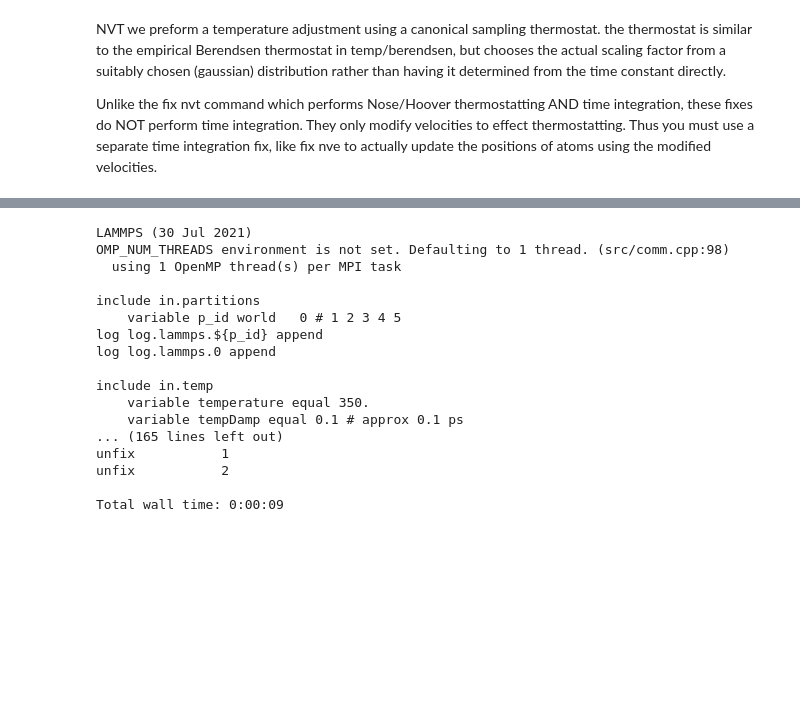
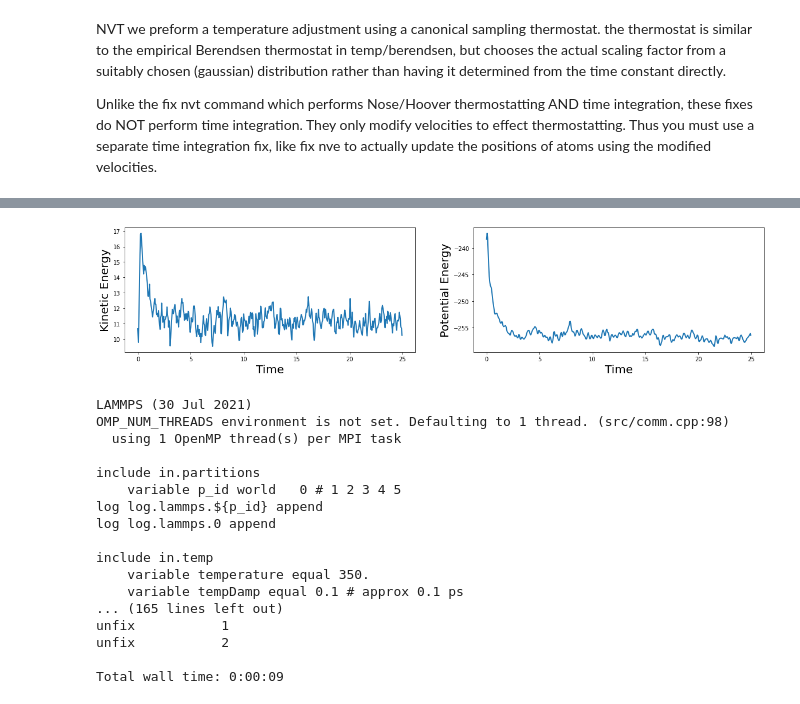
Before and after one commit to yaminbens/Proj23, a Jupyter notebook: prep.ipynb, the cells around one changed output, grey strips where cells are left out. Cells and saved outputs as stored; diff of their text form; code cells hidden in the pictures; blank space fills up the shorter version.

Commit message:
added energy graphs

```diff
--- a/prep.ipynb
+++ b/prep.ipynb
@@ -188,3 +191,29 @@ Total wall time: 0:00:08
+# %%
+import copy
+import numpy as np
+from matplotlib import pyplot as plt
+from matplotlib.ticker import AutoMinorLocator
+from mpl_toolkits.axes_grid1 import make_axes_locatable
+
+energy = np.loadtxt('energy1.dat') # timetep, ke, pe, press
+
+fontsize = 20
+font = {'family': 'sans', 'color':  'black', 'weight': 'normal', 'size': fontsize}
+
+fig = plt.figure(figsize=(20, 4))
+ax1 = fig.add_subplot(121)
+plt.plot((energy.T[0][:500]-energy.T[0][0])*0.005, energy.T[1][:500], linewidth = 2)
+ax1.set_xlabel('Time', fontdict=font)
+ax1.set_ylabel('Kinetic Energy', fontdict=font)
+
+ax2 = fig.add_subplot(122)
+plt.plot((energy.T[0][:500]-energy.T[0][0])*0.005, energy.T[2][:500], linewidth = 2)
+ax2.set_xlabel('Time', fontdict=font)
+ax2.set_ylabel('Potential Energy', fontdict=font)
+
+plt.show()
+# %% [output]
+[figure, added]
 # %%
 %%bash
 # create PLUMED input file
```
Also changed, not shown: parts of 4 cells of this notebook, 1 other file.
